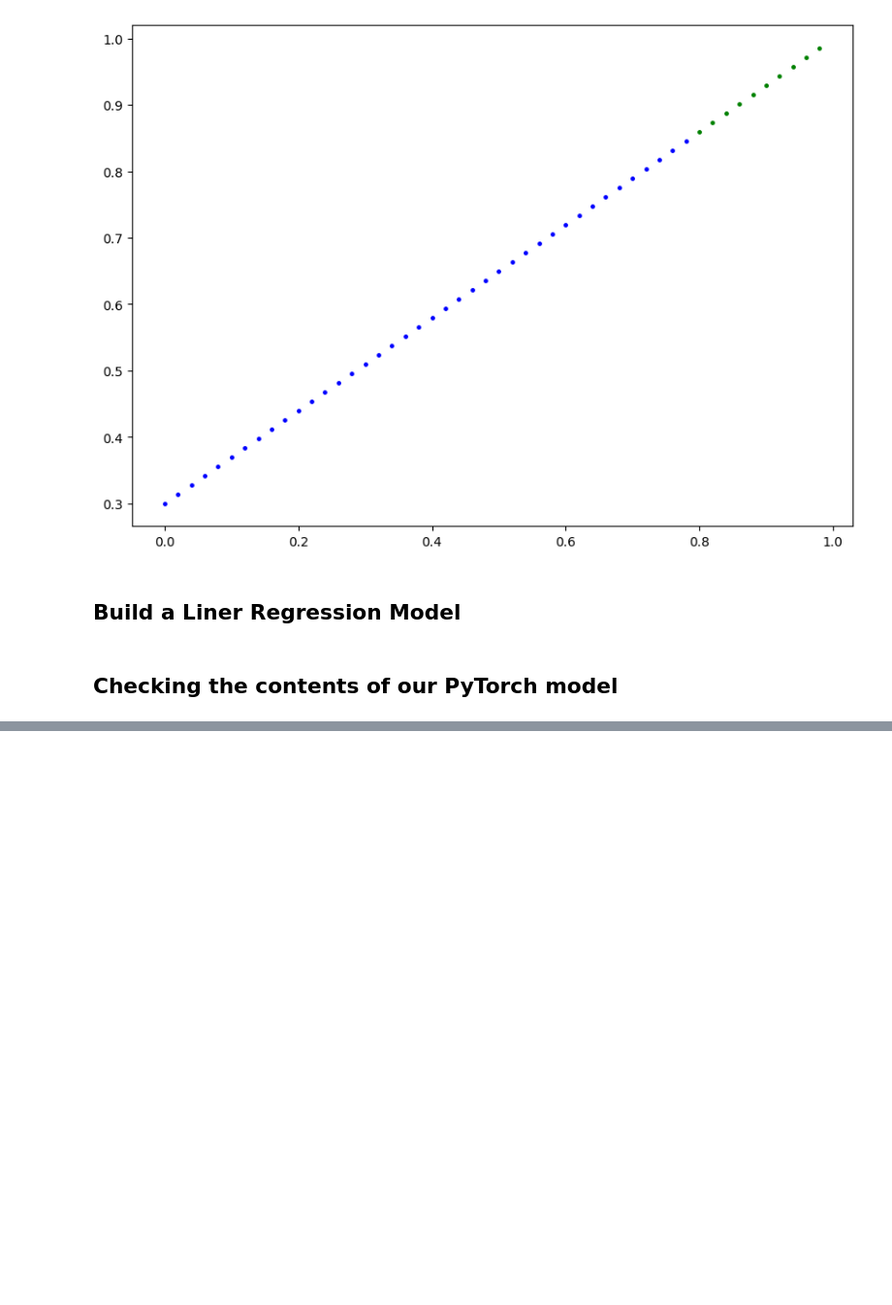
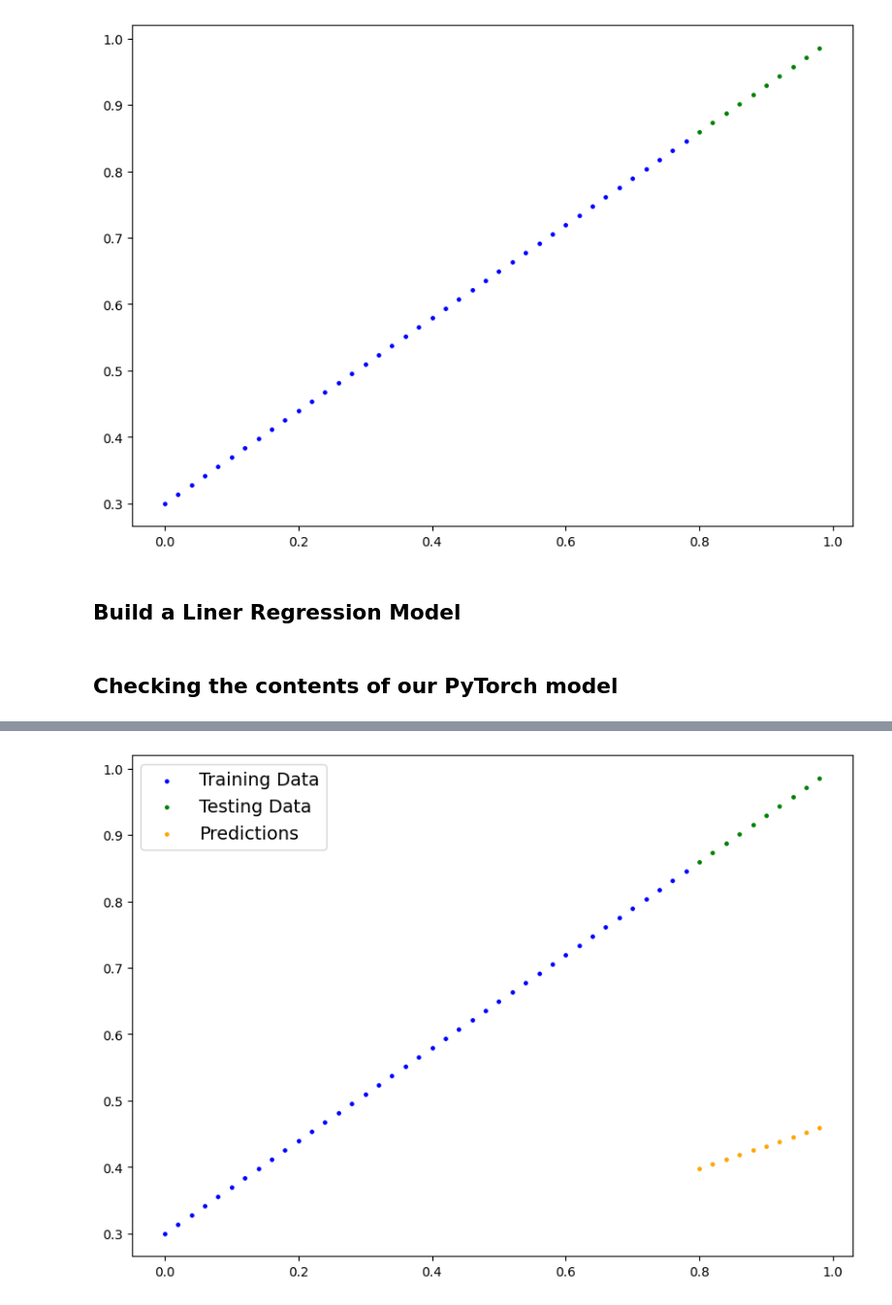
Before and after one commit to Priyo-prog/Deep-Learning-with-Pytorch, a Jupyter notebook: PyTorch Workflow/pytorch_workflow.ipynb, the cells around one changed output, grey strips where cells are left out. Shown at 97% size. Cells and saved outputs as stored; diff of their text form; code cells hidden in the pictures; blank space fills up the shorter version.

```diff
--- a/PyTorch Workflow/pytorch_workflow.ipynb
+++ b/PyTorch Workflow/pytorch_workflow.ipynb
@@ -125,2 +125,10 @@ class LinearRegression(nn.Module):
 # %% [markdown]
 ## **Checking the contents of our PyTorch model**
+# %%
+# Create a random seed
+torch.manual_seed(42)
+
+# Create an instance of the linear regression model
+model_0 = LinearRegression()
+
+list(model_0.parameters())
@@ -126,0 +150,6 @@ class LinearRegression(nn.Module):
+# %%
+# Make predictions with model
+with torch.inference_mode():
+  y_pred = model_0(X_test)
+
+y_pred
@@ -126,0 +167,4 @@ class LinearRegression(nn.Module):
+# %%
+plot_prediction(predictions=y_pred)
+# %% [output]
+[figure, added]
```
Also changed, not shown: parts of 6 cells of this notebook.
